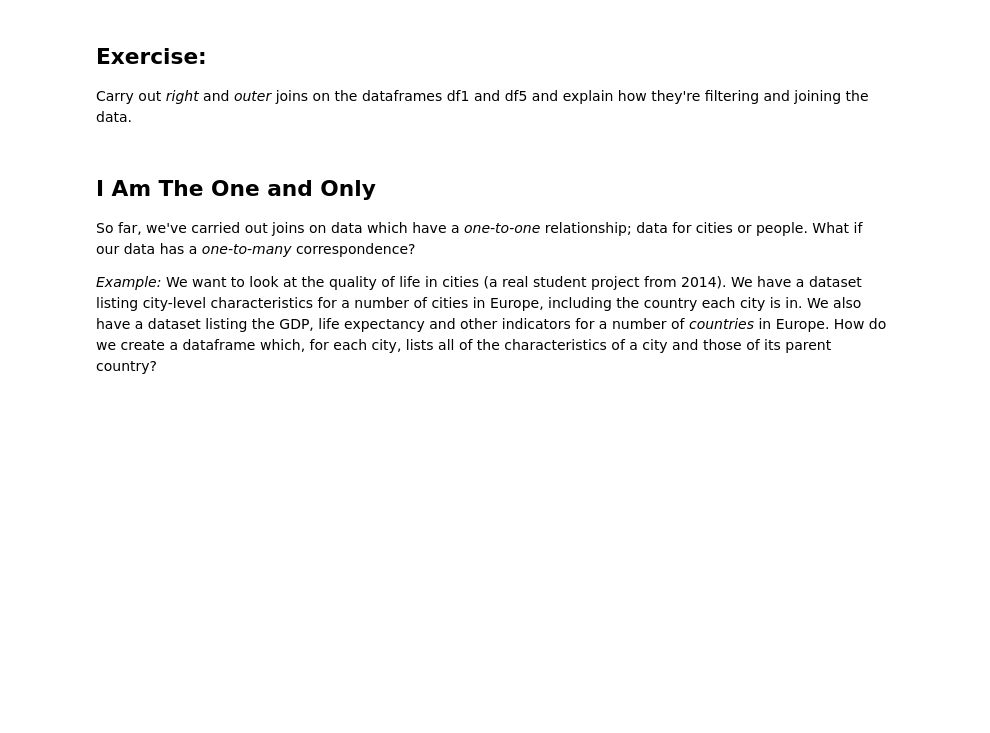
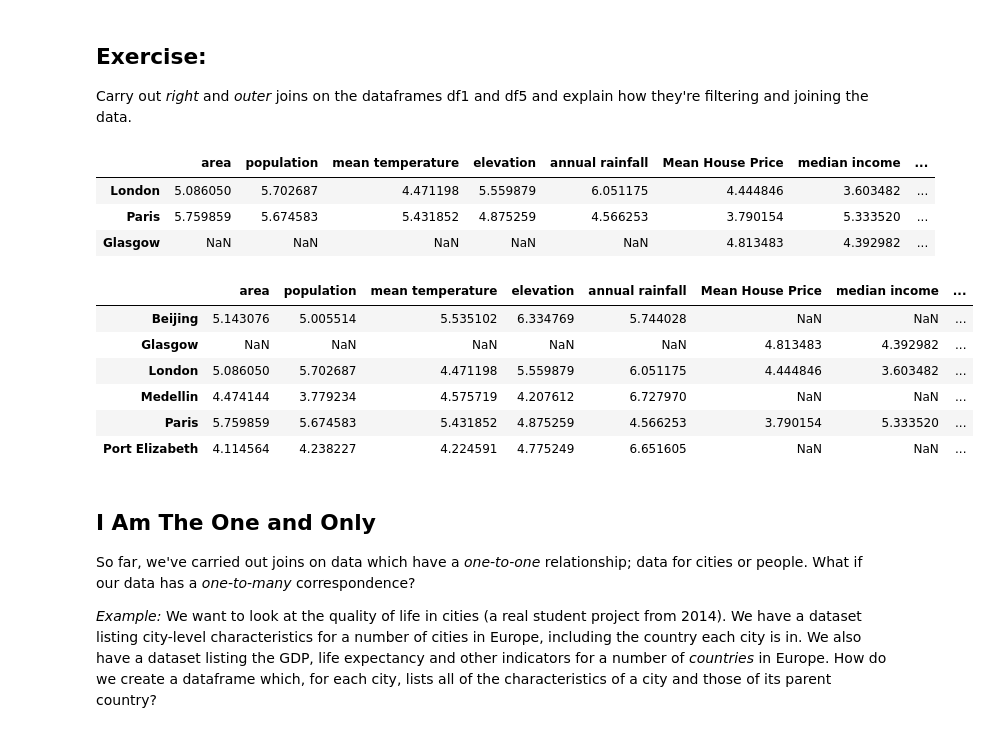
Before and after one commit to gabriellekhoo/QM2, a Jupyter notebook: notebooks/W06. Merging and Joining.ipynb, the cells around one changed output. Saved outputs shown, nothing was run; the diff lists cells and outputs as text; code cells hidden in the pictures; blank space fills up the shorter version.

```diff
--- a/notebooks/W06. Merging and Joining.ipynb
+++ b/notebooks/W06. Merging and Joining.ipynb
@@ -359,6 +367,25 @@ As we see, the missing data appears as **NaN** - Not a Number.
 ## Exercise:
 
 Carry out *right* and *outer* joins on the dataframes df1 and df5 and explain how they're filtering and joining the data.
+# %%
+df_joined_right = df1.merge(df5, left_index=True, right_index=True, how='right')
+df_joined_right
+# %% [output]
+|  | area | population | mean temperature | elevation | annual rainfall | Mean House Price | median income | ... |
+| London | 5.086050 | 5.702687 | 4.471198 | 5.559879 | 6.051175 | 4.444846 | 3.603482 | ... |
+| Paris | 5.759859 | 5.674583 | 5.431852 | 4.875259 | 4.566253 | 3.790154 | 5.333520 | ... |
+| Glasgow | NaN | NaN | NaN | NaN | NaN | 4.813483 | 4.392982 | ... |
+# %%
+df_joined_outer = df1.merge(df5, left_index=True, right_index=True, how='outer')
+df_joined_outer
+# %% [output]
+|  | area | population | mean temperature | elevation | annual rainfall | Mean House Price | median income | ... |
+| Beijing | 5.143076 | 5.005514 | 5.535102 | 6.334769 | 5.744028 | NaN | NaN | ... |
+| Glasgow | NaN | NaN | NaN | NaN | NaN | 4.813483 | 4.392982 | ... |
+| London | 5.086050 | 5.702687 | 4.471198 | 5.559879 | 6.051175 | 4.444846 | 3.603482 | ... |
+| Medellin | 4.474144 | 3.779234 | 4.575719 | 4.207612 | 6.727970 | NaN | NaN | ... |
+| Paris | 5.759859 | 5.674583 | 5.431852 | 4.875259 | 4.566253 | 3.790154 | 5.333520 | ... |
+| Port Elizabeth | 4.114564 | 4.238227 | 4.224591 | 4.775249 | 6.651605 | NaN | NaN | ... |
 # %% [markdown]
 ## I Am The One and Only
 
```
Also changed, not shown: parts of 34 cells of this notebook.
